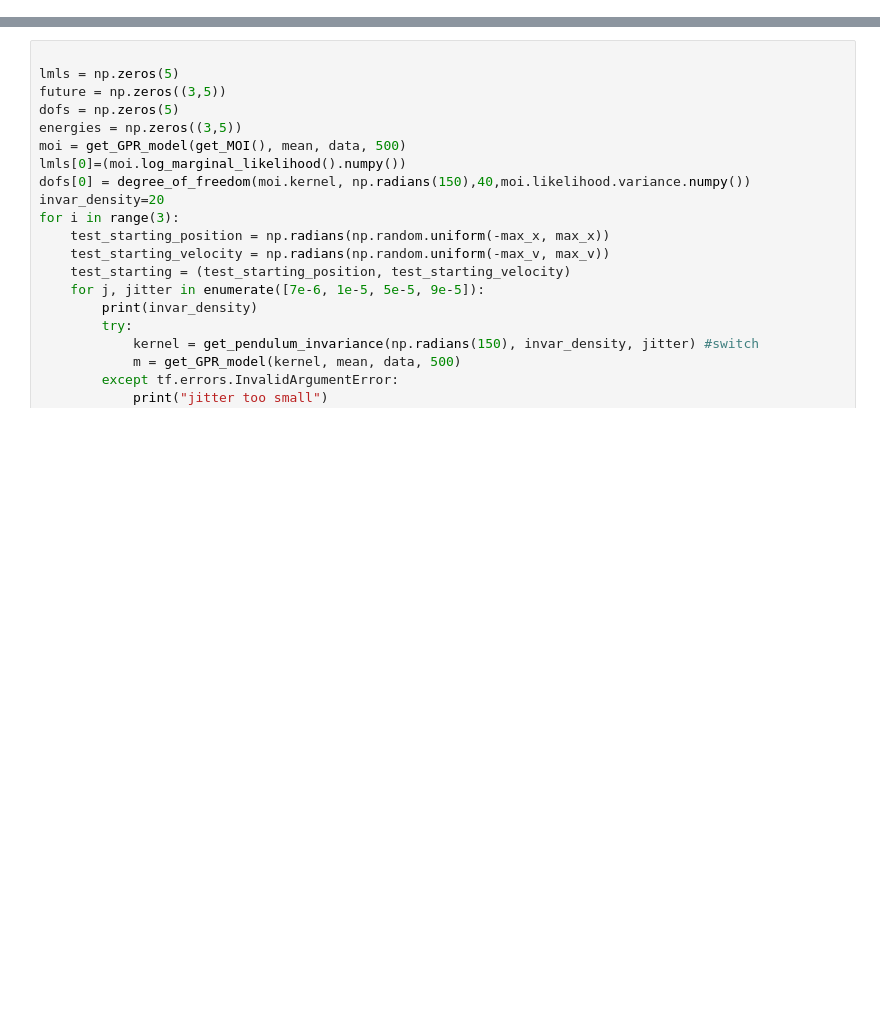
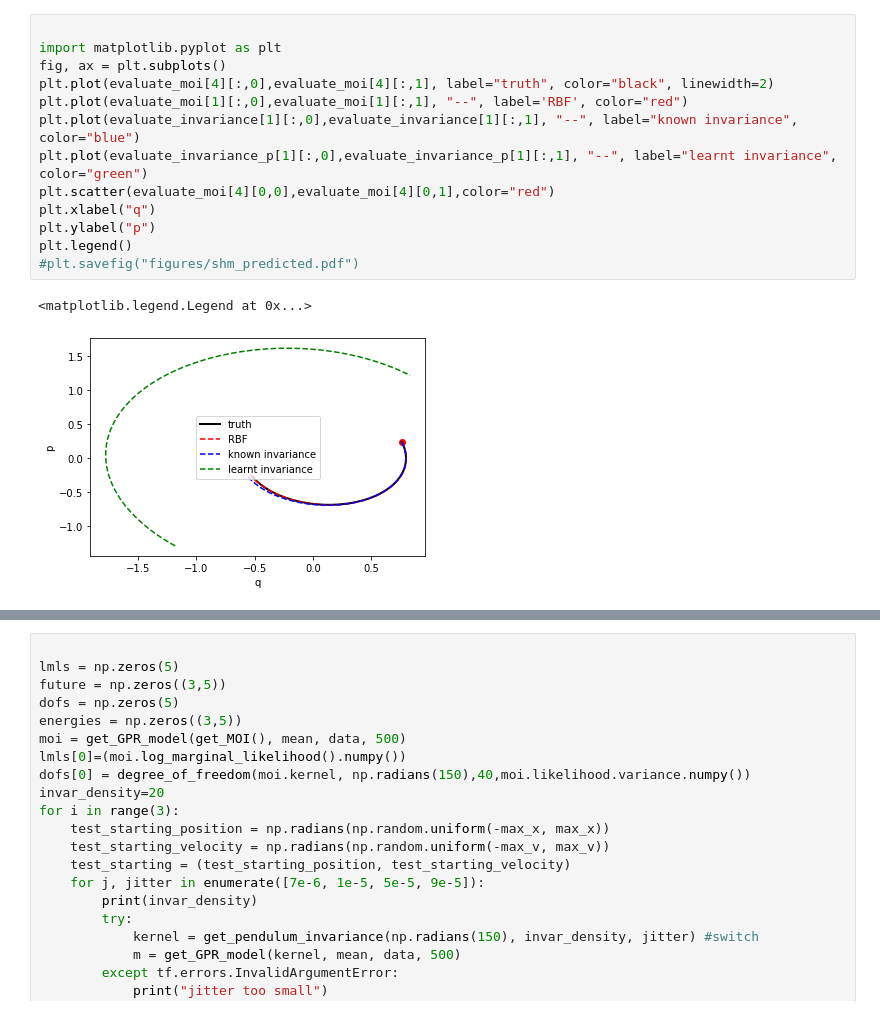
Before and after one commit to charlielao/dynamical_system_invariance_project, a Jupyter notebook: codes/run_1d.ipynb, the cells around one changed output, grey strips where cells are left out. Cells and saved outputs as stored; diff of their text form; blank space fills up the shorter version.

```diff
--- a/codes/run_1d.ipynb
+++ b/codes/run_1d.ipynb
@@ -68,0 +167,16 @@ kernel.epsilon
+# %%
+
+import matplotlib.pyplot as plt
+fig, ax = plt.subplots()
+plt.plot(evaluate_moi[4][:,0],evaluate_moi[4][:,1], label="truth", color="black", linewidth=2)
+plt.plot(evaluate_moi[1][:,0],evaluate_moi[1][:,1], "--", label='RBF', color="red")
+plt.plot(evaluate_invariance[1][:,0],evaluate_invariance[1][:,1], "--", label="known invariance", color="blue")
+plt.plot(evaluate_invariance_p[1][:,0],evaluate_invariance_p[1][:,1], "--", label="learnt invariance", color="green")
+plt.scatter(evaluate_moi[4][0,0],evaluate_moi[4][0,1],color="red")
+plt.xlabel("q")
+plt.ylabel("p")
+plt.legend()
+#plt.savefig("figures/shm_predicted.pdf")
+# %% [output]
+<matplotlib.legend.Legend at 0x...>
+[figure, added]
```
Also changed, not shown: parts of 17 cells of this notebook, 2 other files.
